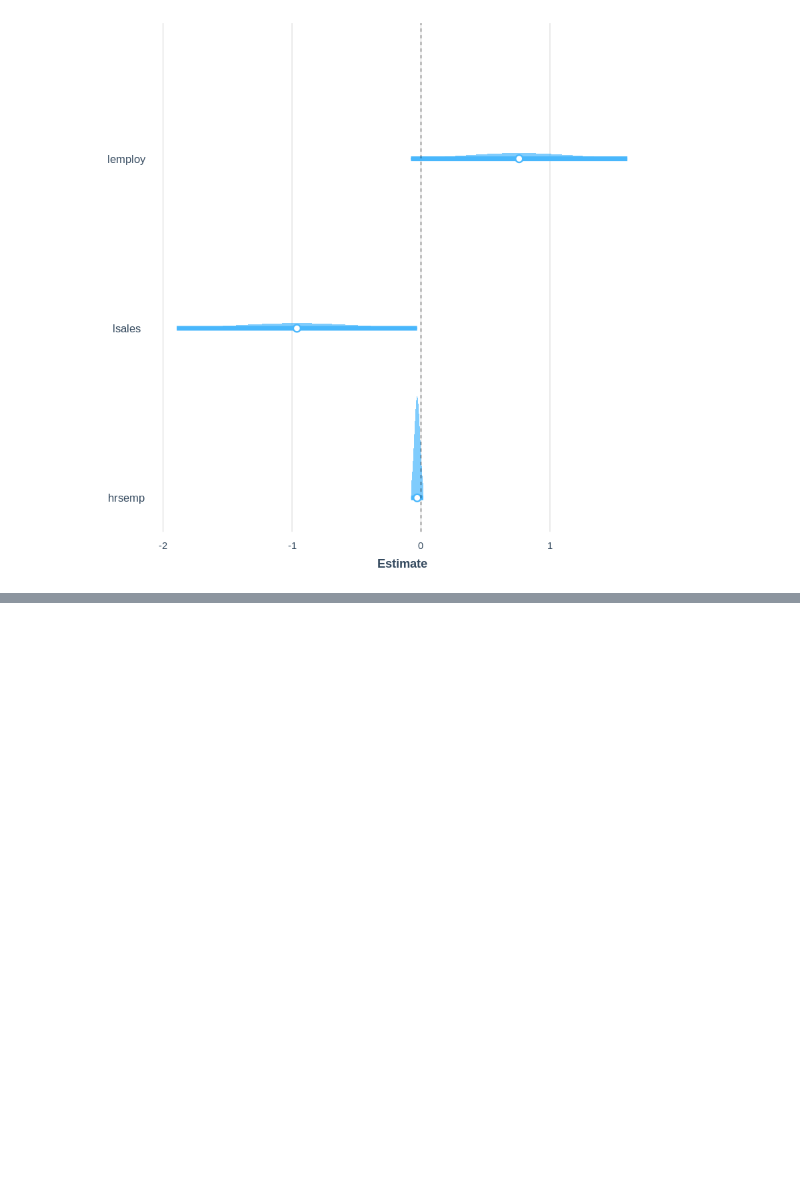
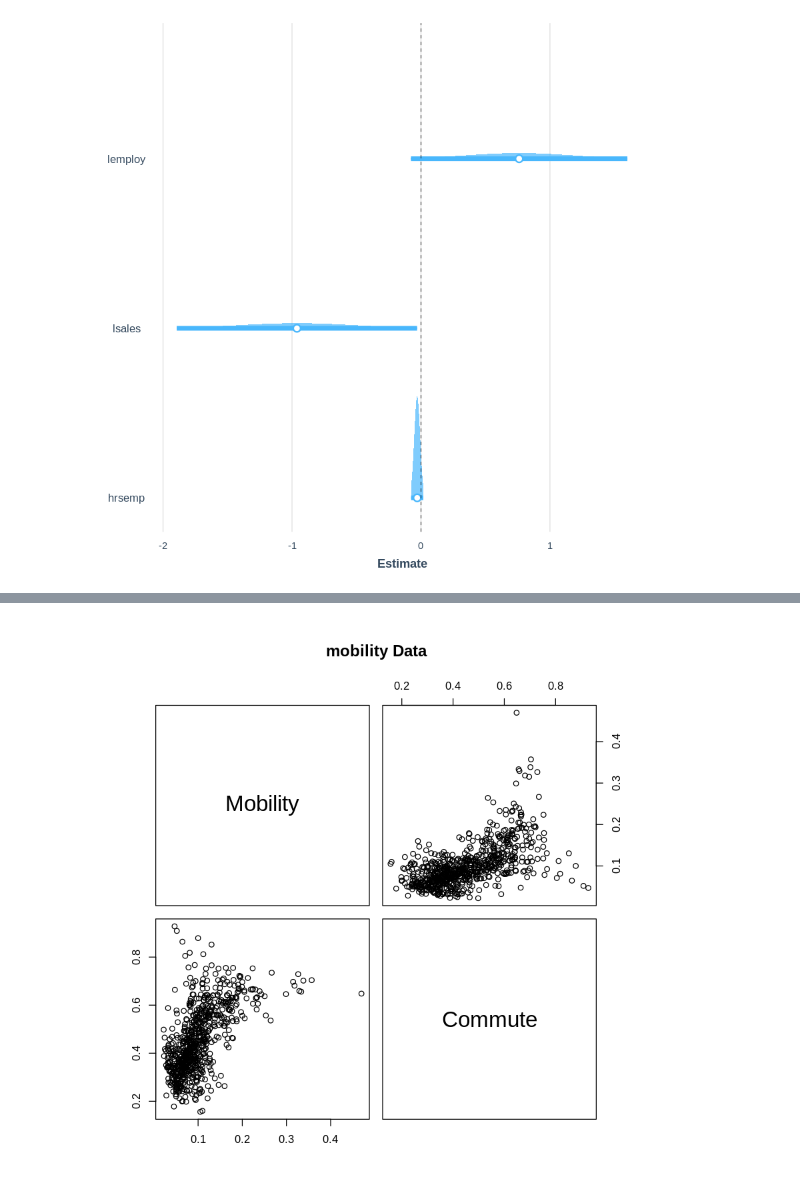
Before and after one commit to jonduan/RIntroEconometrics, a Jupyter notebook: Introductory_Econometrics_wooldridge/Chapter 4 Multiple Regression Analysis Inference.ipynb, the cells around one changed output, grey strips where cells are left out. Cells and saved outputs as stored; diff of their text form; code cells hidden in the pictures; blank space fills up the shorter version.

```diff
--- a/Introductory_Econometrics_wooldridge/Chapter 4 Multiple Regression Analysis Inference.ipynb
+++ b/Introductory_Econometrics_wooldridge/Chapter 4 Multiple Regression Analysis Inference.ipynb
@@ -315,0 +931,2 @@ jtools::plot_coefs(linear_model, scale = TRUE, plot.distributions = TRUE, inner_
+# %%
+mobility = readr::read_csv("http://www.stat.cmu.edu/~cshalizi/mreg/15/dap/1/mobility.csv")
@@ -315,0 +962,5 @@ jtools::plot_coefs(linear_model, scale = TRUE, plot.distributions = TRUE, inner_
+# %%
+pairs(mobility %>% select_if(is.numeric) %>% select(Mobility, Commute), main = "mobility Data",
+      pch = 21)
+# %% [output]
+[figure, added]
```
Also changed, not shown: parts of 78 cells of this notebook, 2 other files.
